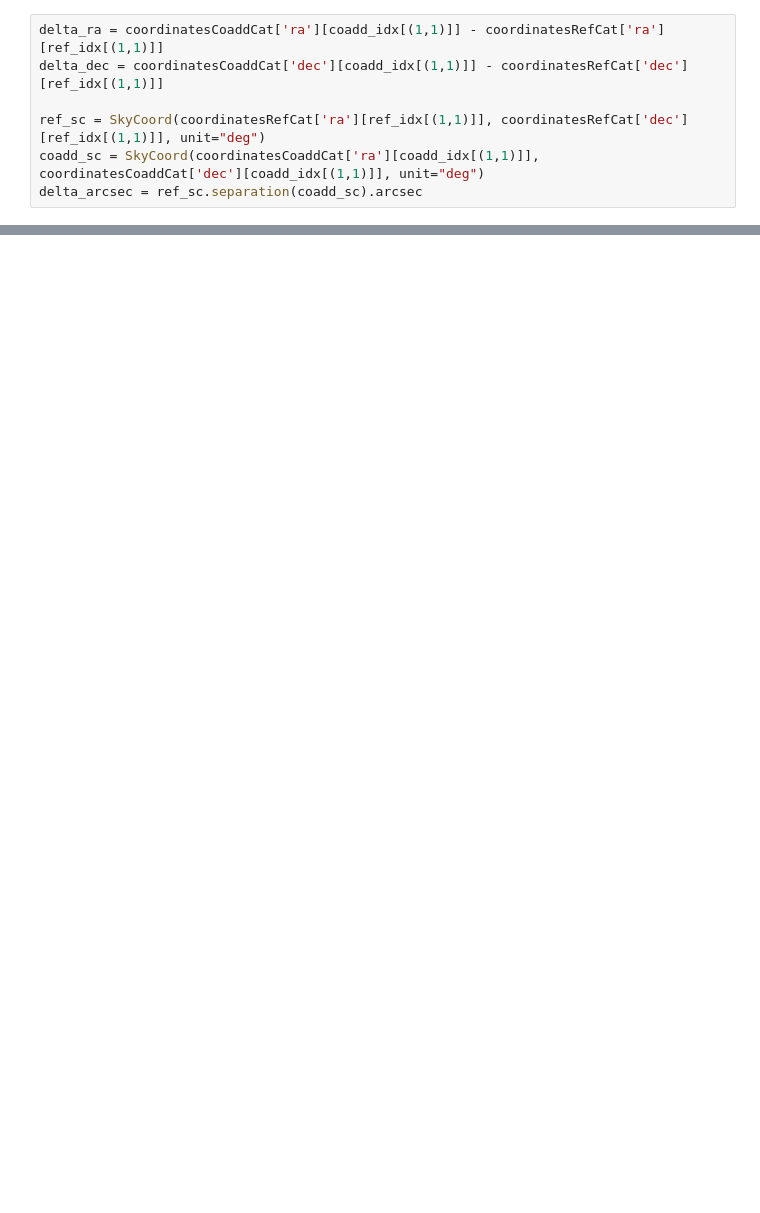
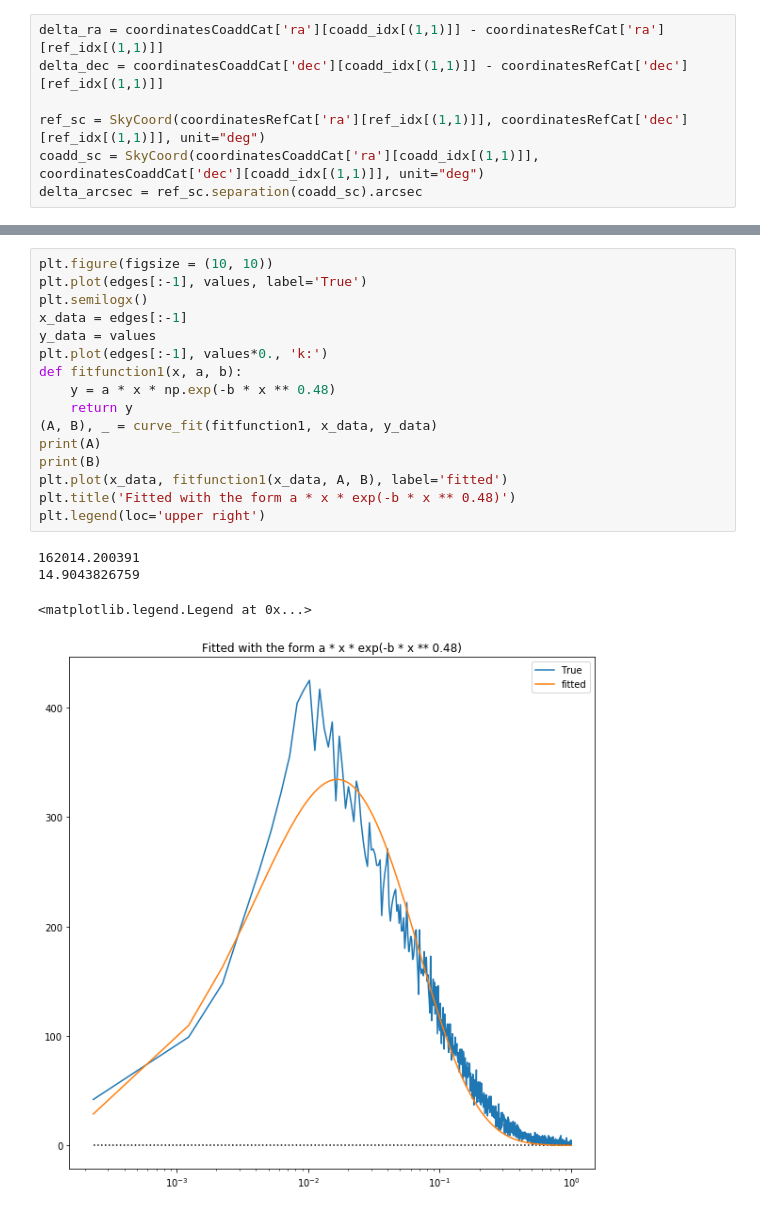
Before and after one commit to LSSTDESC/DC2-production, a Jupyter notebook: Notebooks/FoFCatalogMatching Histogram.ipynb, the cells around one changed output, grey strips where cells are left out. Drawn from its saved outputs; the diff is of its cells as text; blank space fills up the shorter version.

```diff
--- a/Notebooks/FoFCatalogMatching Histogram.ipynb
+++ b/Notebooks/FoFCatalogMatching Histogram.ipynb
@@ -110,0 +143,21 @@ plt.xlabel(r'$\Delta$ angle [arcsec]');
+# %%
+plt.figure(figsize = (10, 10))
+plt.plot(edges[:-1], values, label='True')
+plt.semilogx()
+x_data = edges[:-1]
+y_data = values
+plt.plot(edges[:-1], values*0., 'k:')
+def fitfunction1(x, a, b):
+    y = a * x * np.exp(-b * x ** 0.48)
+    return y
+(A, B), _ = curve_fit(fitfunction1, x_data, y_data)
+print(A)
+print(B)
+plt.plot(x_data, fitfunction1(x_data, A, B), label='fitted')
+plt.title('Fitted with the form a * x * exp(-b * x ** 0.48)')
+plt.legend(loc='upper right')
+# %% [output]
+162014.200391
+14.9043826759
+<matplotlib.legend.Legend at 0x...>
+[figure, added]
```
Also changed, not shown: parts of 33 cells of this notebook.
